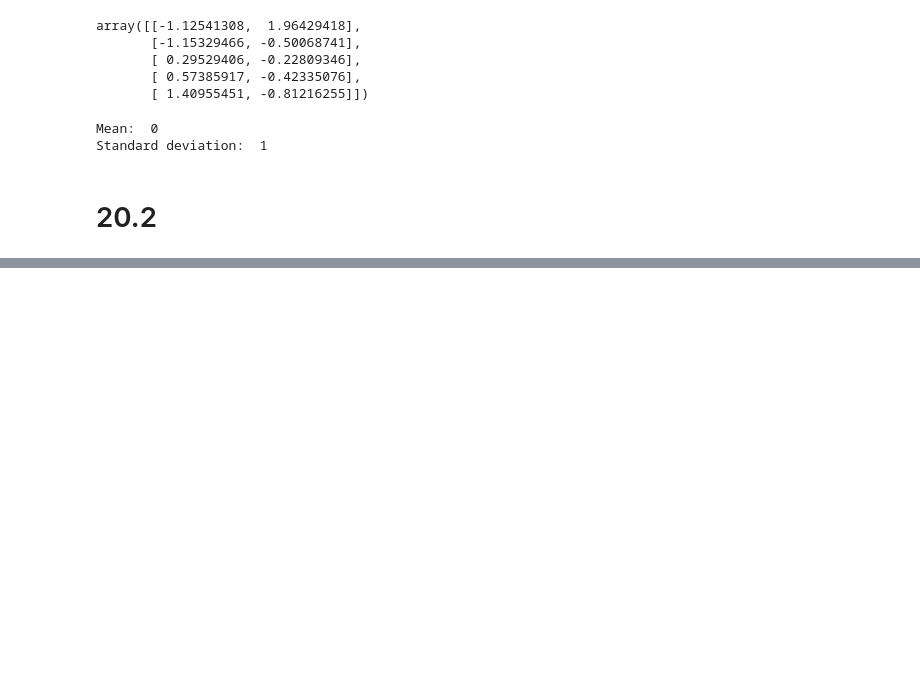
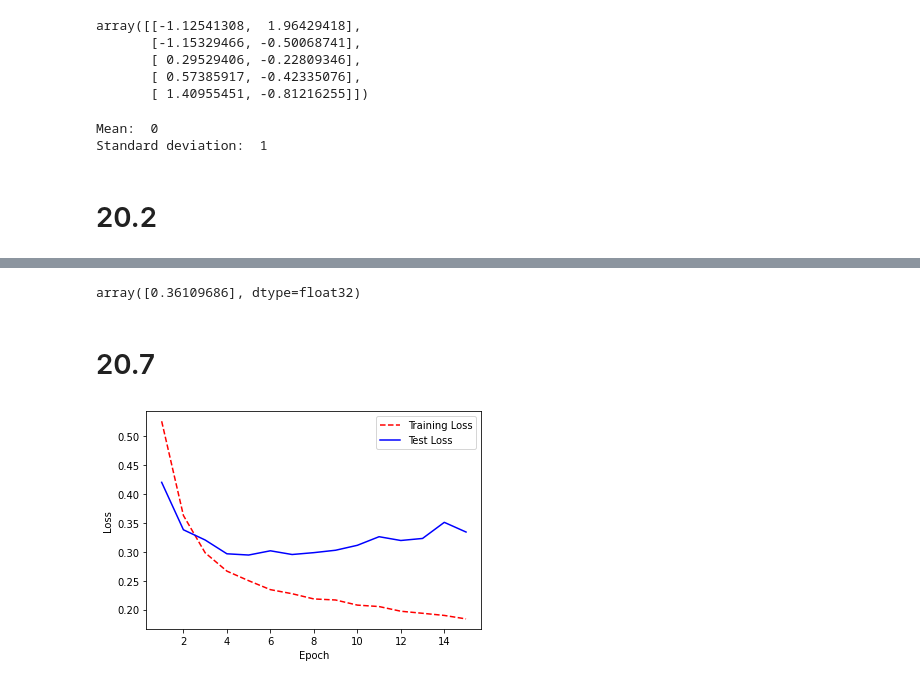
Before and after one commit to rafamarquesi/machine-learning-with-python-cookbook, a Jupyter notebook: cap20/cap20.ipynb, the cells around one changed output, grey strips where cells are left out. Saved outputs shown, nothing was run; the diff lists cells and outputs as text; code cells hidden in the pictures; blank space fills up the shorter version.

```diff
--- a/cap20/cap20.ipynb
+++ b/cap20/cap20.ipynb
@@ -41,0 +312,75 @@ Standard deviation:  1
+# %%
+# View the probability the first observation is class 1
+predicted_target[0]
+# %% [output]
+array([0.36109686], dtype=float32)
+# %% [markdown]
+# 20.7
+# %%
+# Load libraries
+import numpy as np
+from keras.datasets import imdb
+from keras.preprocessing.text import Tokenizer
+from keras import models
+from keras import layers
+import matplotlib.pyplot as plt
+
+# Set random seed
+np.random.seed(0)
+
+# Set the number of features we want
+number_of_features = 3000
+
+# Load data and target vector from movie review data
+(data_train, target_train), (data_test, target_test) = imdb.load_data(num_words=number_of_features)
+
+# Convert movie review data to a one-hot encoded feature matrix
+tokenizer = Tokenizer(num_words=number_of_features)
+features_train = tokenizer.sequences_to_matrix(data_train, mode='binary')
+features_test = tokenizer.sequences_to_matrix(data_test, mode='binary')
+
+# Start neural network
+network = models.Sequential()
+
+# Add fully connected layer with a ReLU activation function
+network.add(layers.Dense(units=16, activation='relu', input_shape=(number_of_features,)))
+
+# Add fully connected layer with a ReLU activation function
+network.add(layers.Dense(units=16, activation='relu'))
+
+# Add fully connected layer with a sigmoid activation function
+network.add(layers.Dense(units=1, activation='sigmoid'))
+
+# Compile neural network
+network.compile(
+    loss='binary_crossentropy', # Cross-entropy
+    optimizer='rmsprop', # Root Mean Square Propagation
+    metrics=['accuracy'] # Accuracy performance metric
+)
+
+# Train neural network
+history = network.fit(
+    features_train, # Features
+    target_train, # Target
+    epochs=15, # Number of epochs
+    verbose=0, # No output
+    batch_size=1000, # Number of observations per batch
+    validation_data=(features_test, target_test) # Test data
+)
+
+# Get training and test loss histories
+training_loss = history.history['loss']
+test_loss = history.history['val_loss']
+
+# Create count of the number of epochs
+epoch_count = range(1, len(training_loss) + 1)
+
+# Visualize loss history
+plt.plot(epoch_count, training_loss, 'r--')
+plt.plot(epoch_count, test_loss, 'b-')
+plt.legend(['Training Loss', 'Test Loss'])
+plt.xlabel('Epoch')
+plt.ylabel('Loss')
+plt.show()
+# %% [output]
+[figure, added]
```
Also changed, not shown: parts of 14 cells of this notebook, 1 other file.
